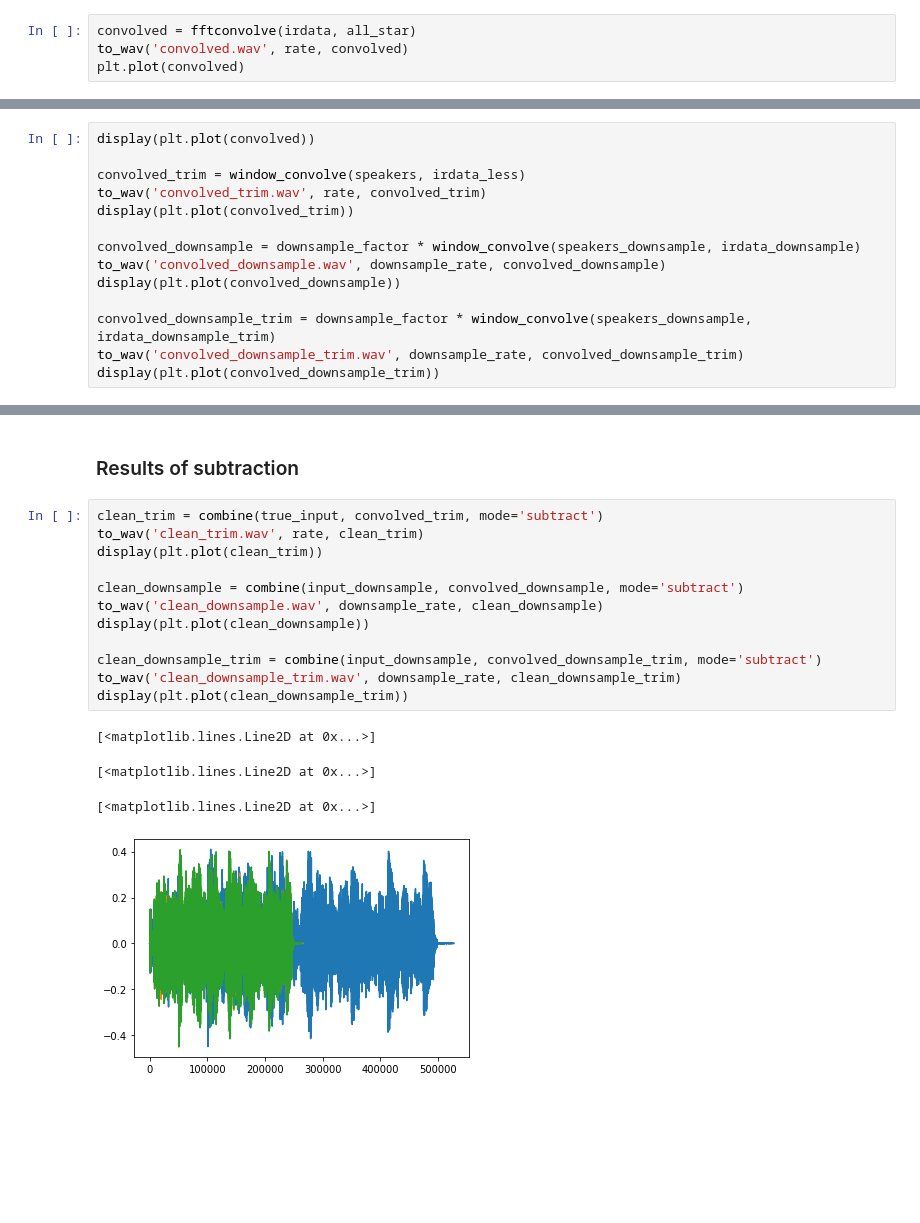
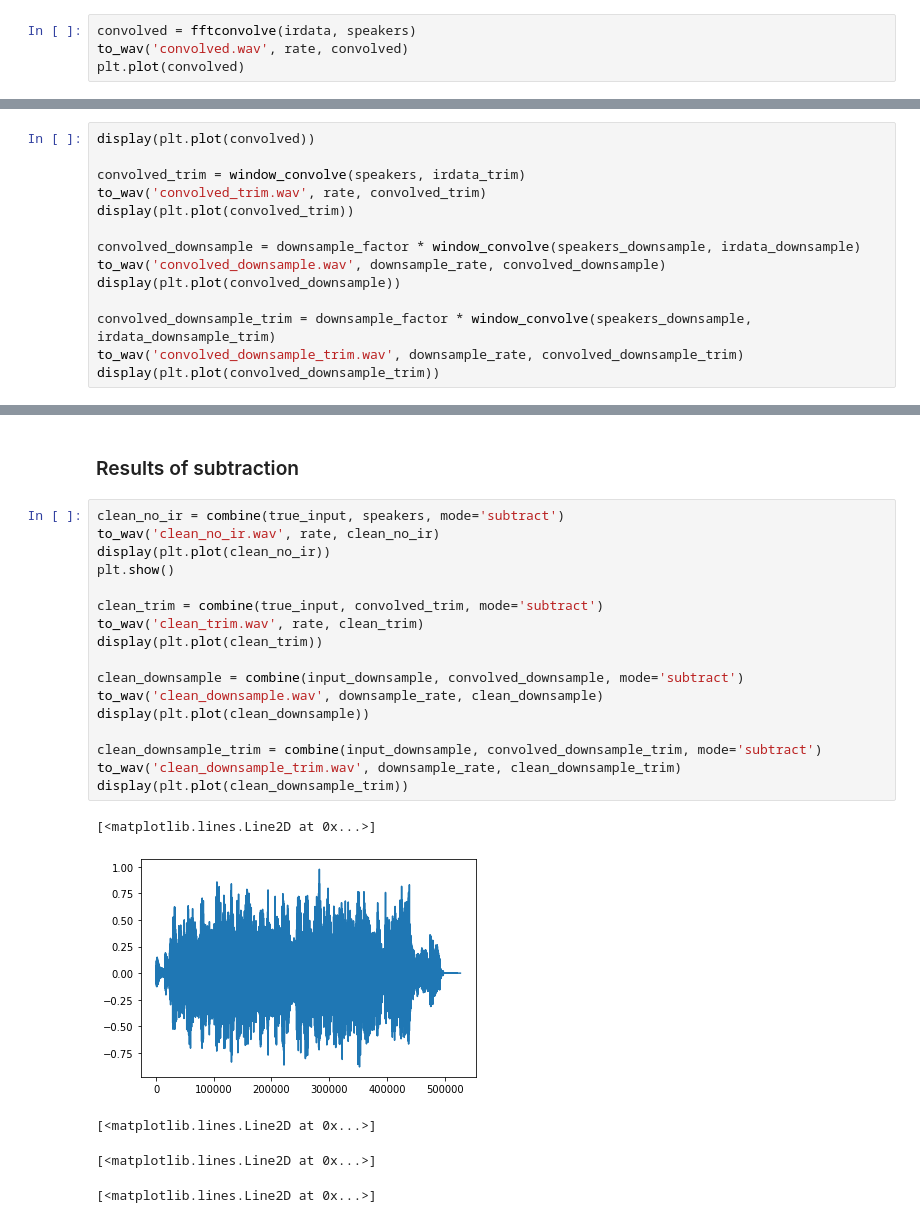
Before and after one commit to mtulla/6111-project-prototype, a Jupyter notebook: isolate_sound.ipynb, the cells around one changed output, grey strips where cells are left out. Cells and saved outputs as stored; diff of their text form; blank space fills up the shorter version.

Commit message:
Added clean_no_ir output

```diff
--- a/isolate_sound.ipynb
+++ b/isolate_sound.ipynb
@@ -32,7 +32,7 @@ plt.plot(speakers)
 # %% [markdown]
 ### True convolution
 # %%
-convolved = fftconvolve(irdata, all_star)
+convolved = fftconvolve(irdata, speakers)
 to_wav('convolved.wav', rate, convolved)
 plt.plot(convolved)
 # %% [output]
@@ -95,7 +95,7 @@ irdata_downsample_trim = irdata_downsample[0:2500]
 # %%
 display(plt.plot(convolved))
 
-convolved_trim = window_convolve(speakers, irdata_less)
+convolved_trim = window_convolve(speakers, irdata_trim)
 to_wav('convolved_trim.wav', rate, convolved_trim)
 display(plt.plot(convolved_trim))
 
@@ -115,19 +115,25 @@ display(plt.plot(convolved_downsample_trim))
 # %% [markdown]
 ### Results of subtraction
 # %%
+clean_no_ir = combine(true_input, speakers, mode='subtract')
+to_wav('clean_no_ir.wav', rate, clean_no_ir)
+display(plt.plot(clean_no_ir))
+plt.show()
+
 clean_trim = combine(true_input, convolved_trim, mode='subtract')
 to_wav('clean_trim.wav', rate, clean_trim)
 display(plt.plot(clean_trim))
 
 clean_downsample = combine(input_downsample, convolved_downsample, mode='subtract')
 to_wav('clean_downsample.wav', downsample_rate, clean_downsample)
 display(plt.plot(clean_downsample))
 
 clean_downsample_trim = combine(input_downsample, convolved_downsample_trim, mode='subtract')
 to_wav('clean_downsample_trim.wav', downsample_rate, clean_downsample_trim)
 display(plt.plot(clean_downsample_trim))
 # %% [output]
 [<matplotlib.lines.Line2D at 0x...>]
+[figure, new version]
 [<matplotlib.lines.Line2D at 0x...>]
 [<matplotlib.lines.Line2D at 0x...>]
-[figure, old version]
+[<matplotlib.lines.Line2D at 0x...>]
```
Also changed, not shown: parts of 1 cell of this notebook.
